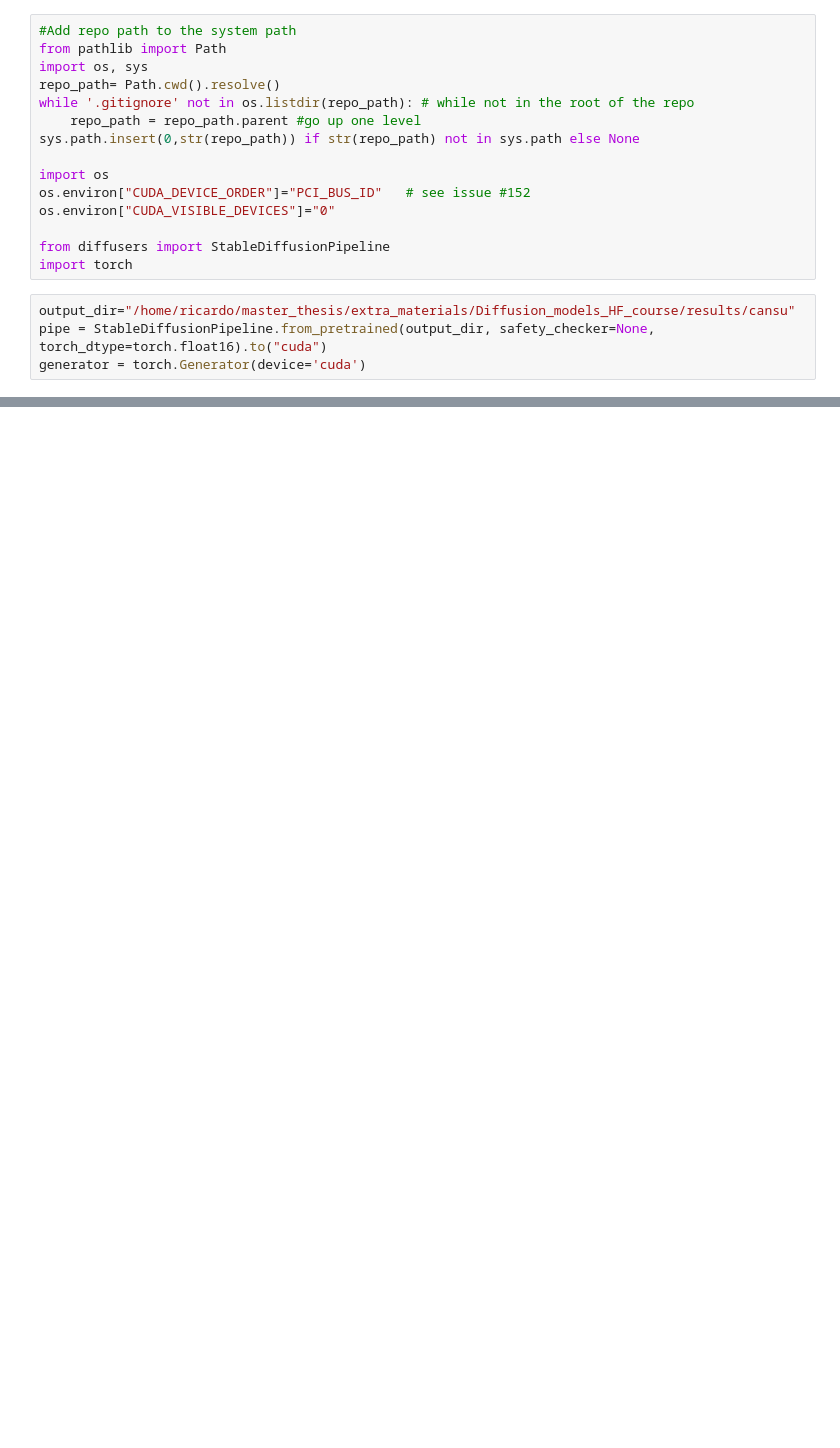
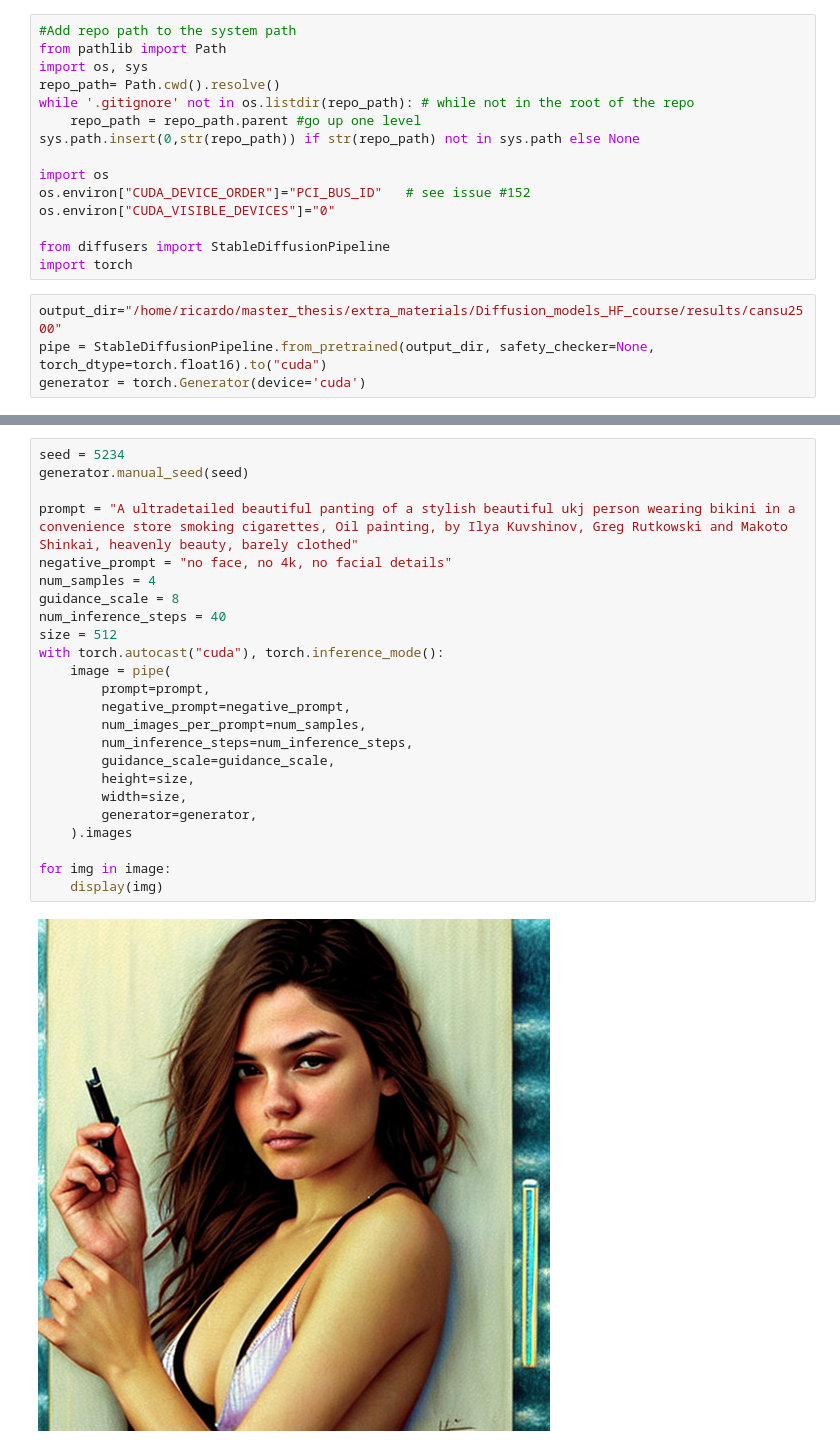
Before and after one commit to Likalto4/Diffusion_models_HF_course, a Jupyter notebook: dreambooth/inference.ipynb, the cells around one changed output, grey strips where cells are left out. Drawn from its saved outputs; the diff is of its cells as text; blank space fills up the shorter version.

```diff
--- a/dreambooth/inference.ipynb
+++ b/dreambooth/inference.ipynb
@@ -14,7 +14,7 @@ os.environ["CUDA_VISIBLE_DEVICES"]="0"
 from diffusers import StableDiffusionPipeline
 import torch
 # %%
-output_dir="/home/ricardo/master_thesis/extra_materials/Diffusion_models_HF_course/results/cansu"
+output_dir="/home/ricardo/master_thesis/extra_materials/Diffusion_models_HF_course/results/cansu2500"
 pipe = StableDiffusionPipeline.from_pretrained(output_dir, safety_checker=None, torch_dtype=torch.float16).to("cuda")
 generator = torch.Generator(device='cuda')
 # %% [output]
@@ -52,0 +22,26 @@ The following part of your input was truncated because CLIP can only handle sequ
+# %%
+seed = 5234
+generator.manual_seed(seed)
+
+prompt = "A ultradetailed beautiful panting of a stylish beautiful ukj person wearing bikini in a convenience store smoking cigarettes, Oil painting, by Ilya Kuvshinov, Greg Rutkowski and Makoto Shinkai, heavenly beauty, barely clothed"
+negative_prompt = "no face, no 4k, no facial details"
+num_samples = 4
+guidance_scale = 8
+num_inference_steps = 40
+size = 512
+with torch.autocast("cuda"), torch.inference_mode():
+    image = pipe(
+        prompt=prompt,
+        negative_prompt=negative_prompt,
+        num_images_per_prompt=num_samples,
+        num_inference_steps=num_inference_steps,
+        guidance_scale=guidance_scale,
+        height=size,
+        width=size,
+        generator=generator,
+    ).images
+
+for img in image:
+    display(img)
+# %% [output]
+[figure, added]
```
Also changed, not shown: parts of 3 cells of this notebook, 4 other files.
